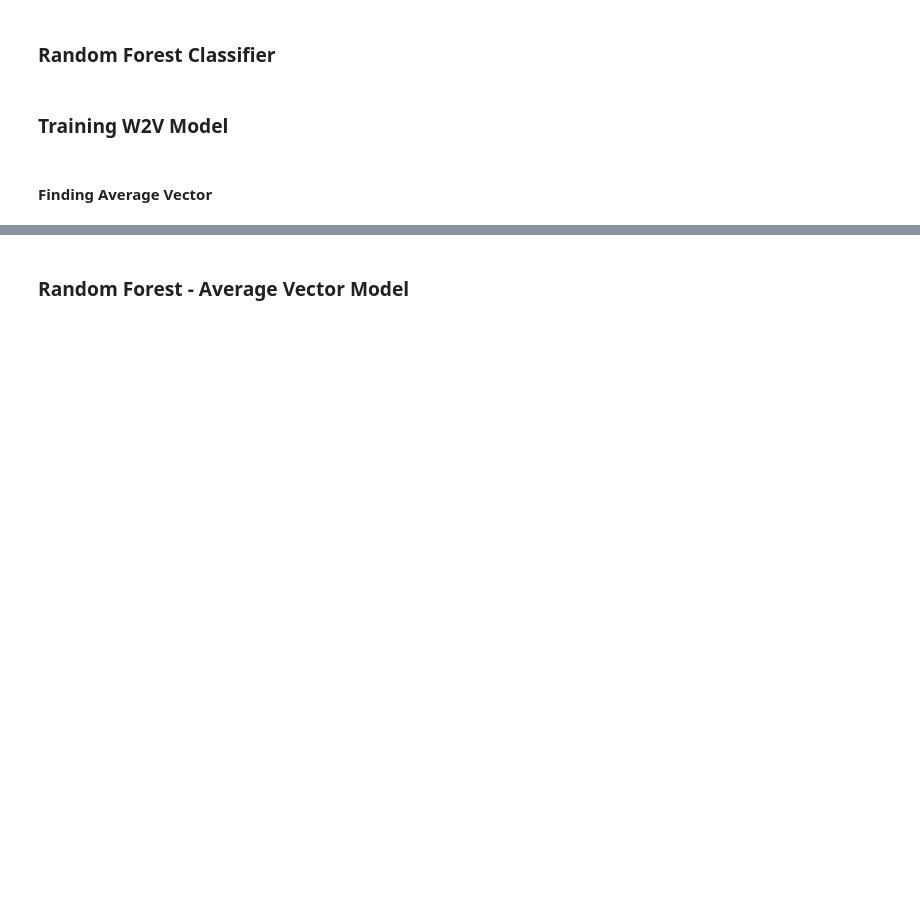
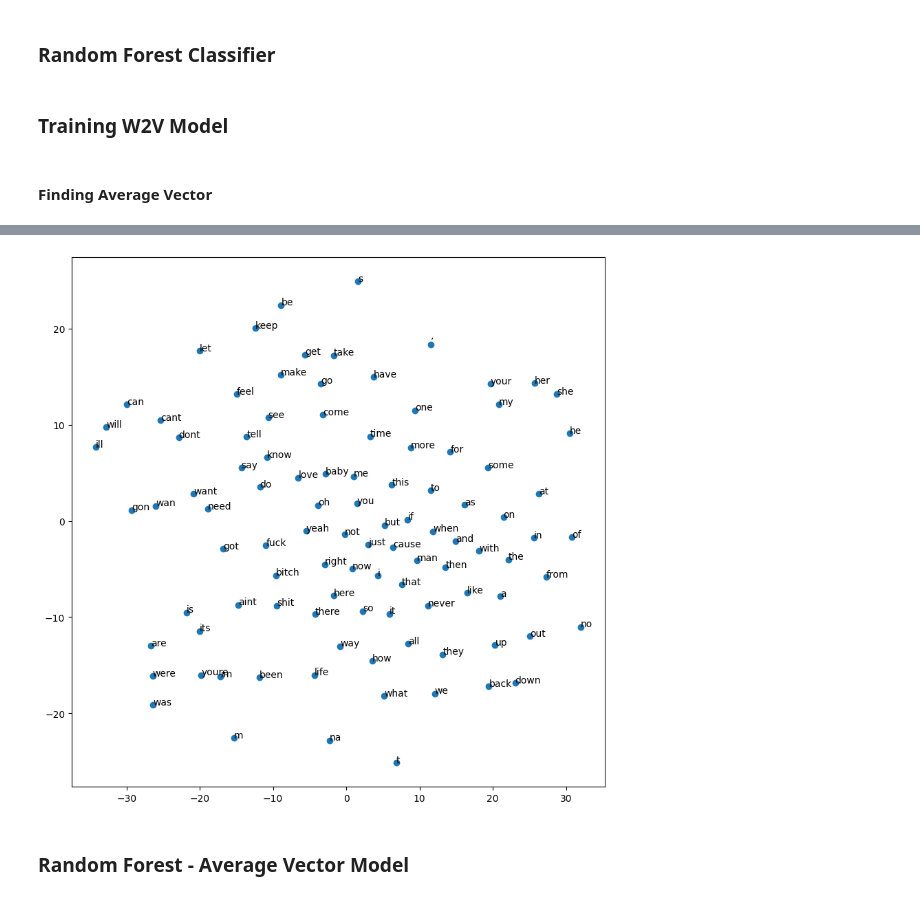
Before and after one commit to dbellenberg/GenrefromLyrics, a Jupyter notebook: Genre_Classification_from_Lyrics.ipynb, the cells around one changed output, grey strips where cells are left out. Cells and saved outputs as stored; diff of their text form; code cells hidden in the pictures; blank space fills up the shorter version.

```diff
--- a/Genre_Classification_from_Lyrics.ipynb
+++ b/Genre_Classification_from_Lyrics.ipynb
@@ -676,7 +676,7 @@ w2v_model = Word2Vec(df['tokenized_lyrics'].to_list(), min_count=5, workers=-1,
 w2v_model.save('w2v.model')
 # %%
 # Load the Word2Vec model
-w2v_model = Word2Vec.load("/content/drive/MyDrive/GenrefromLyrics/data/models/w2v.model")
+w2v_model = Word2Vec.load("/work/NLP/Word2VecModels/original_w2v.model")
 # %% [markdown]
 #### Finding Average Vector
 # %%
@@ -711,17 +722,18 @@ plt.show()
 # %%
 # Visualising top 100 most frequently occured
-
 top_words = w2v_model.wv.index_to_key[:100]
-word_vectors = np.array([w2v.wv[word] for word in top_words])
+word_vectors = np.array([w2v_model.wv[word] for word in top_words])
 
 # t-SNE reduces vectors from 100 dimensions to 2
 tsne = TSNE(n_components=2, random_state=42)
 word_vectors_2d = tsne.fit_transform(word_vectors)
 
 plt.figure(figsize=(10, 10))
 plt.scatter(word_vectors_2d[:, 0], word_vectors_2d[:, 1])
 for word, (x, y) in zip(top_words, word_vectors_2d):
     plt.annotate(word, (x, y))
 plt.show()
+# %% [output]
+[figure, added]
 # %% [markdown]
 ### Random Forest - Average Vector Model
```
Also changed, not shown: parts of 17 cells of this notebook.
